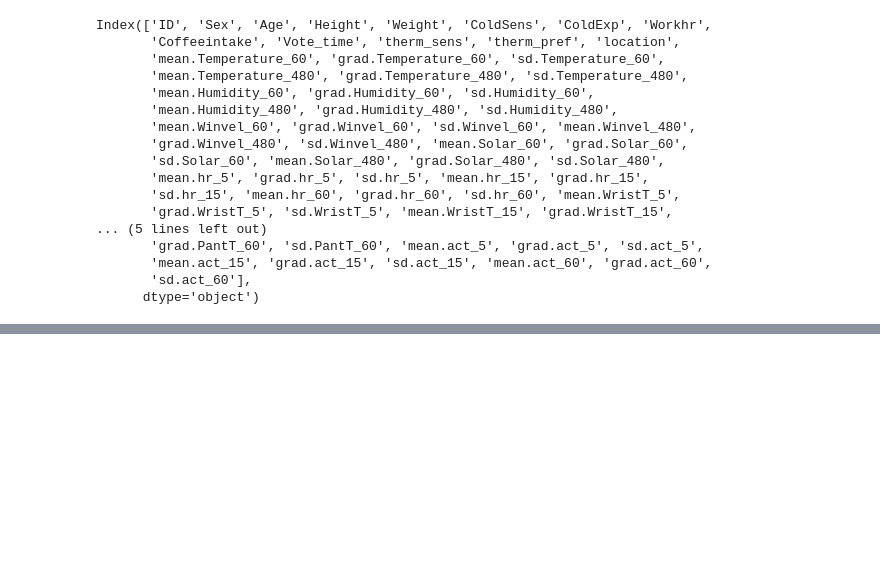
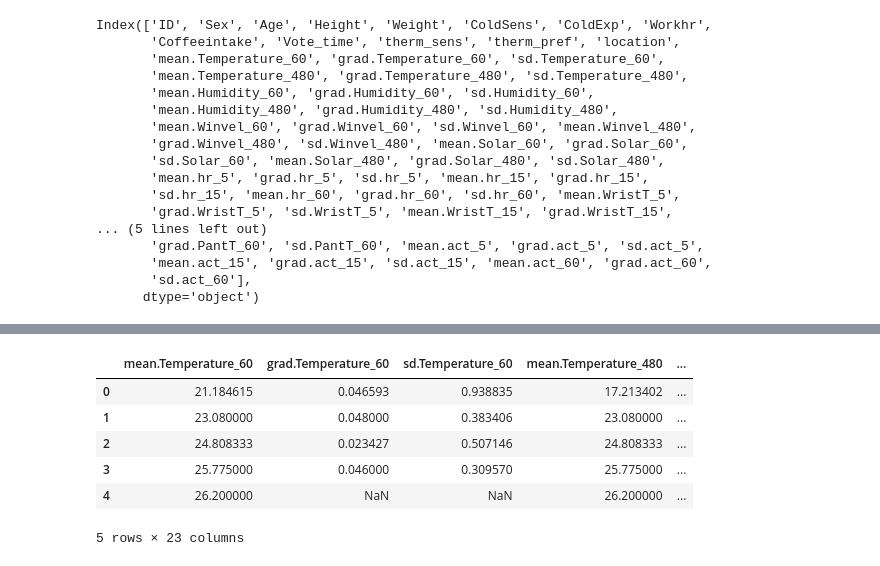
Before and after one commit to mahimanzum/Spatiotemporal_GNN, a Jupyter notebook: liu_dataset.ipynb, the cells around one changed output, grey strips where cells are left out. Saved outputs shown, nothing was run; the diff lists cells and outputs as text; code cells hidden in the pictures; blank space fills up the shorter version.

```diff
--- a/liu_dataset.ipynb
+++ b/liu_dataset.ipynb
@@ -195,0 +252,10 @@ df_occ14_phy = df_occ14.filter(['mean.hr_5', 'grad.hr_5', 'sd.hr_5', 'mean.hr_15
+# %%
+df_env.head()
+# %% [output]
+|  | mean.Temperature_60 | grad.Temperature_60 | sd.Temperature_60 | mean.Temperature_480 | ... |
+| 0 | 21.184615 | 0.046593 | 0.938835 | 17.213402 | ... |
+| 1 | 23.080000 | 0.048000 | 0.383406 | 23.080000 | ... |
+| 2 | 24.808333 | 0.023427 | 0.507146 | 24.808333 | ... |
+| 3 | 25.775000 | 0.046000 | 0.309570 | 25.775000 | ... |
+| 4 | 26.200000 | NaN | NaN | 26.200000 | ... |
+5 rows × 23 columns
```
Also changed, not shown: parts of 6 cells of this notebook, 3 other files.
